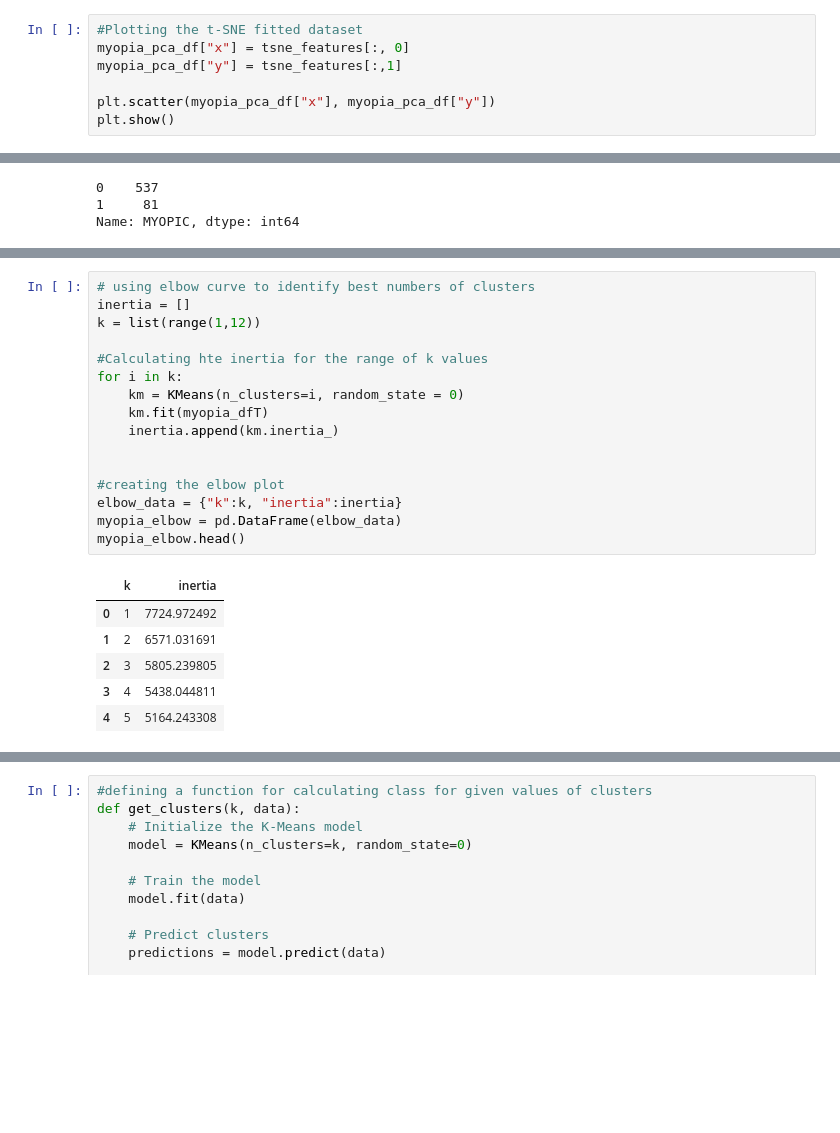
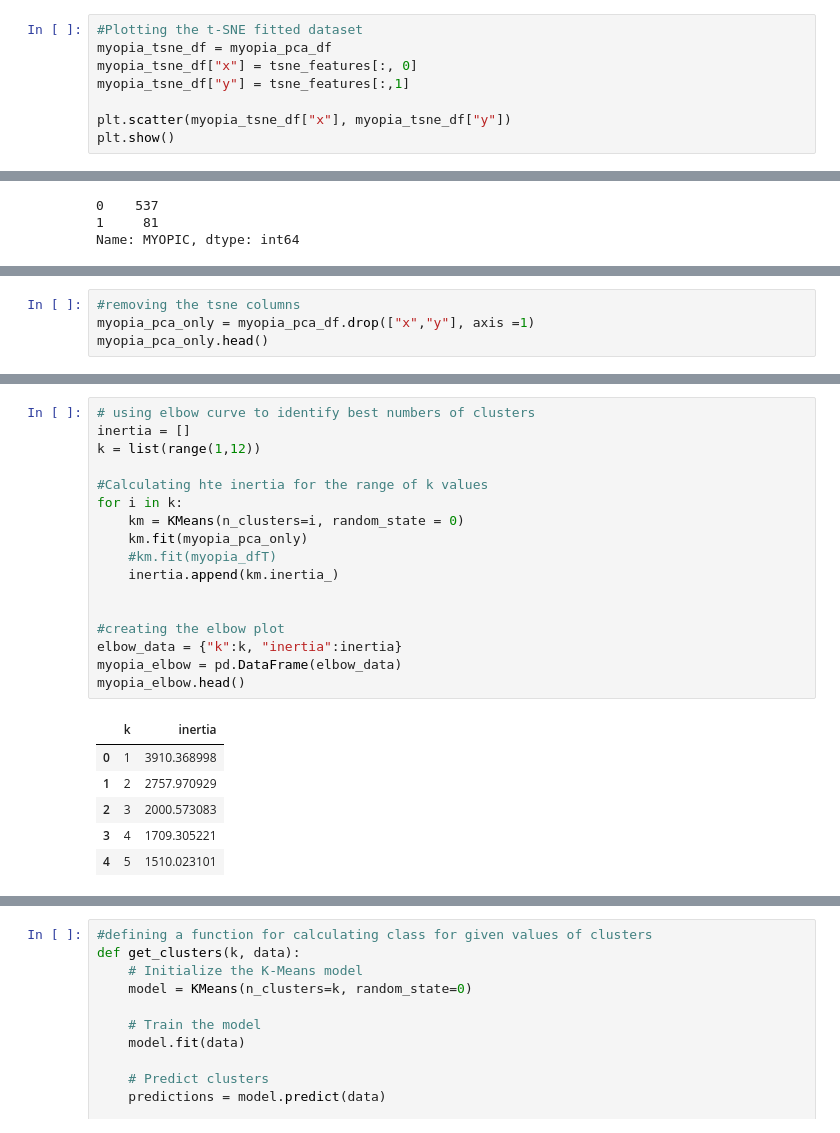
Before and after one commit to bhubh/unsupervised_learning_challenge, a Jupyter notebook: myopia_nb.ipynb, the cells around one changed output, grey strips where cells are left out. Cells and saved outputs as stored; diff of their text form; blank space fills up the shorter version.

```diff
--- a/myopia_nb.ipynb
+++ b/myopia_nb.ipynb
@@ -151,9 +151,10 @@ tsne_features.shape
 (618, 2)
 # %%
 #Plotting the t-SNE fitted dataset
-myopia_pca_df["x"] = tsne_features[:, 0]
-myopia_pca_df["y"] = tsne_features[:,1]
+myopia_tsne_df = myopia_pca_df
+myopia_tsne_df["x"] = tsne_features[:, 0]
+myopia_tsne_df["y"] = tsne_features[:,1]
 
-plt.scatter(myopia_pca_df["x"], myopia_pca_df["y"])
+plt.scatter(myopia_tsne_df["x"], myopia_tsne_df["y"])
 plt.show()
 # %% [output]
@@ -174,0 +176,4 @@ plt.show()
+# %%
+#removing the tsne columns
+myopia_pca_only = myopia_pca_df.drop(["x","y"], axis =1)
+myopia_pca_only.head()
@@ -175,26 +187,27 @@ plt.show()
 # %%
 # using elbow curve to identify best numbers of clusters
 inertia = []
 k = list(range(1,12))
 
 #Calculating hte inertia for the range of k values
 for i in k:
     km = KMeans(n_clusters=i, random_state = 0)
-    km.fit(myopia_dfT)
+    km.fit(myopia_pca_only)
+    #km.fit(myopia_dfT)
     inertia.append(km.inertia_)
 
 
 #creating the elbow plot
 elbow_data = {"k":k, "inertia":inertia}
 myopia_elbow = pd.DataFrame(elbow_data)
 myopia_elbow.head()
 # %% [output]
 |  | k | inertia |
-| 0 | 1 | 7724.972492 |
-| 1 | 2 | 6571.031691 |
-| 2 | 3 | 5805.239805 |
-| 3 | 4 | 5438.044811 |
-| 4 | 5 | 5164.243308 |
+| 0 | 1 | 3910.368998 |
+| 1 | 2 | 2757.970929 |
+| 2 | 3 | 2000.573083 |
+| 3 | 4 | 1709.305221 |
+| 4 | 5 | 1510.023101 |
 # %%
 #plot the elbow curve to find best candidate for k
 plt.plot(myopia_elbow["k"], myopia_elbow["inertia"] )
```
Also changed, not shown: parts of 8 cells of this notebook.
